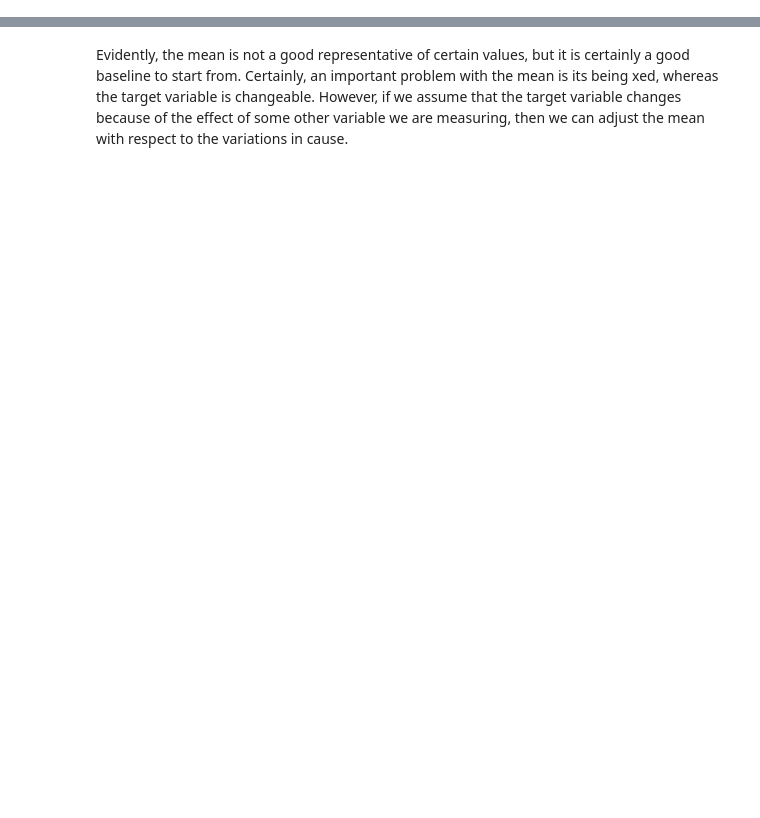
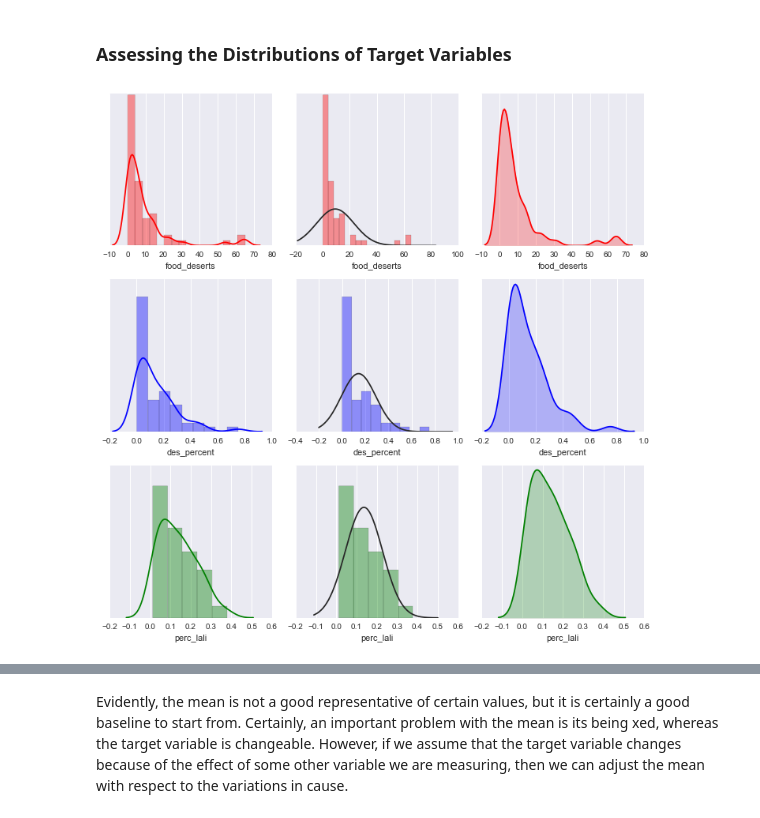
Before and after one commit to JamesSkane/desert_workspace, a Jupyter notebook: Single_predictor_lin_reg.ipynb, the cells around one changed output, grey strips where cells are left out. Cells and saved outputs as stored; diff of their text form; code cells hidden in the pictures; blank space fills up the shorter version.

```diff
--- a/Single_predictor_lin_reg.ipynb
+++ b/Single_predictor_lin_reg.ipynb
@@ -123,0 +51,19 @@ The plot shows how frequent certain errors are in respect of their values. There
+# %%
+def order(frame,var):
+    varlist =[w for w in frame.columns if w not in var]
+    frame = frame[var+varlist]
+    return frame
+
+df[['total_housing_units', 'pop_in_group_housing']] = df[['total_housing_units', 'pop_in_group_housing']].div(df.POP2010, axis=0)
+df['urban_des'] = df['urban_des'].div(df.n_urban, axis=0)
+df['rural_des']=df['rural_des'].div(df.n_rural, axis=0)
+df[['n_rural','n_urban','LowIncomeTracts','low_vehicle_tracts']] = df[['n_rural','n_urban','LowIncomeTracts','low_vehicle_tracts']].div(df.n_tracts, axis=0)
+
+drop= ['POP2010','n_tracts','opiods_greater_than_stateavg','MILK_SODA_PRICE10', 'PCH_FFR_07_12','FFR12']
+drop = drop
+keep = [c for c in cols if c not in drop]
+df=df[keep].fillna(0)
+
+cols = df.columns.tolist()
+df = order(df,['des_percent','perc_lali']).set_index('County')
+df.head()
@@ -123,0 +112,29 @@ The plot shows how frequent certain errors are in respect of their values. There
+# %% [markdown]
+### Assessing the Distributions of Target Variables
+# %%
+from scipy.stats import norm
+
+f, axes = plt.subplots(3, 3, figsize=(10, 10))
+sns.despine(left=True)
+
+d = df['food_deserts']
+d2 = df['des_percent']
+d3 = df['perc_lali']
+
+
+sns.distplot(d, color="r", ax=axes[0, 0])
+sns.distplot(d, color="r", fit=norm, kde=False, ax=axes[0, 1])
+sns.distplot(d, hist=False, color="r", kde_kws={"shade": True}, ax=axes[0, 2])
+
+sns.distplot(d2, color="b", ax=axes[1, 0])
+sns.distplot(d2, color="b", fit=norm, kde=False, ax=axes[1, 1])
+sns.distplot(d2, hist=False, color="b", kde_kws={"shade": True}, ax=axes[1, 2])
+
+sns.distplot(d3, color="g", ax=axes[2, 0])
+sns.distplot(d3, color="g", fit=norm, kde=False, ax=axes[2, 1])
+sns.distplot(d3, hist=False, color="g", kde_kws={"shade": True}, ax=axes[2, 2])
+
+plt.setp(axes, yticks=[])
+plt.tight_layout()
+# %% [output]
+[figure, added]
```
Also changed, not shown: parts of 108 cells of this notebook.
